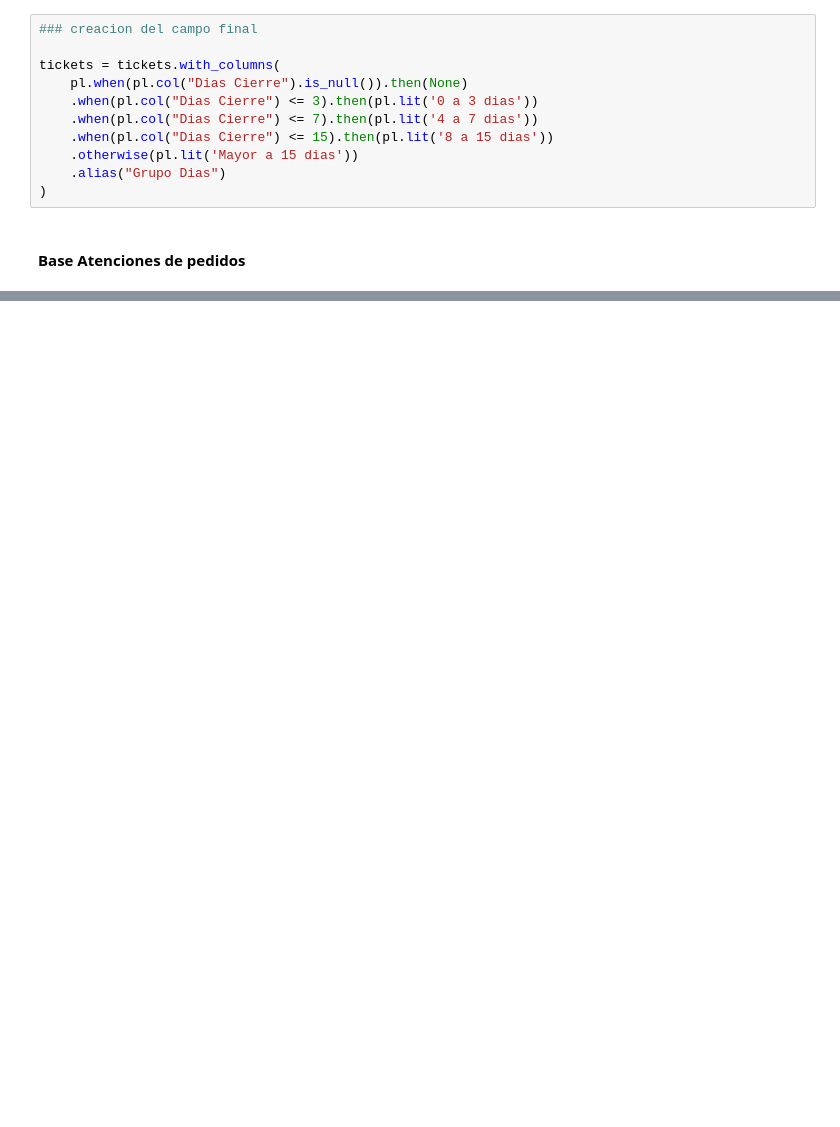
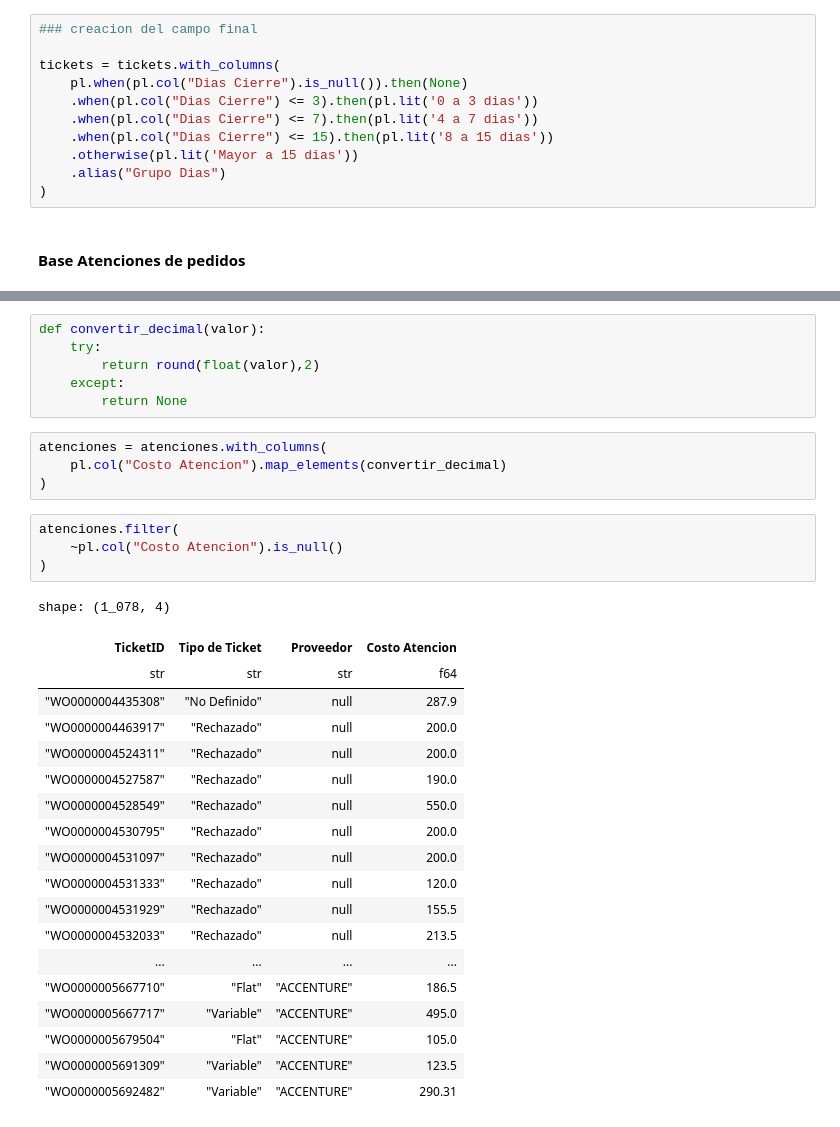
Before and after one commit to omarayrton/Primer-Entregable-ETL, a Jupyter notebook: primera_entrega.ipynb, the cells around one changed output, grey strips where cells are left out. Saved outputs shown, nothing was run; the diff lists cells and outputs as text; blank space fills up the shorter version.

```diff
--- a/primera_entrega.ipynb
+++ b/primera_entrega.ipynb
@@ -248,0 +321,34 @@ FileNotFoundError: Gestion de Atenciones2/Materiales/Atenciones/Atenciones Norte
+# %%
+def convertir_decimal(valor):
+    try:
+        return round(float(valor),2)
+    except:
+        return None
+# %%
+atenciones = atenciones.with_columns(
+    pl.col("Costo Atencion").map_elements(convertir_decimal)
+)
+# %%
+atenciones.filter(
+    ~pl.col("Costo Atencion").is_null()
+)
+# %% [output]
+shape: (1_078, 4)
+| TicketID | Tipo de Ticket | Proveedor | Costo Atencion |
+| str | str | str | f64 |
+| "WO0000004435308" | "No Definido" | null | 287.9 |
+| "WO0000004463917" | "Rechazado" | null | 200.0 |
+| "WO0000004524311" | "Rechazado" | null | 200.0 |
+| "WO0000004527587" | "Rechazado" | null | 190.0 |
+| "WO0000004528549" | "Rechazado" | null | 550.0 |
+| "WO0000004530795" | "Rechazado" | null | 200.0 |
+| "WO0000004531097" | "Rechazado" | null | 200.0 |
+| "WO0000004531333" | "Rechazado" | null | 120.0 |
+| "WO0000004531929" | "Rechazado" | null | 155.5 |
+| "WO0000004532033" | "Rechazado" | null | 213.5 |
+| ... | ... | ... | ... |
+| "WO0000005667710" | "Flat" | "ACCENTURE" | 186.5 |
+| "WO0000005667717" | "Variable" | "ACCENTURE" | 495.0 |
+| "WO0000005679504" | "Flat" | "ACCENTURE" | 105.0 |
+| "WO0000005691309" | "Variable" | "ACCENTURE" | 123.5 |
+| "WO0000005692482" | "Variable" | "ACCENTURE" | 290.31 |
```
Also changed, not shown: parts of 10 cells of this notebook.
